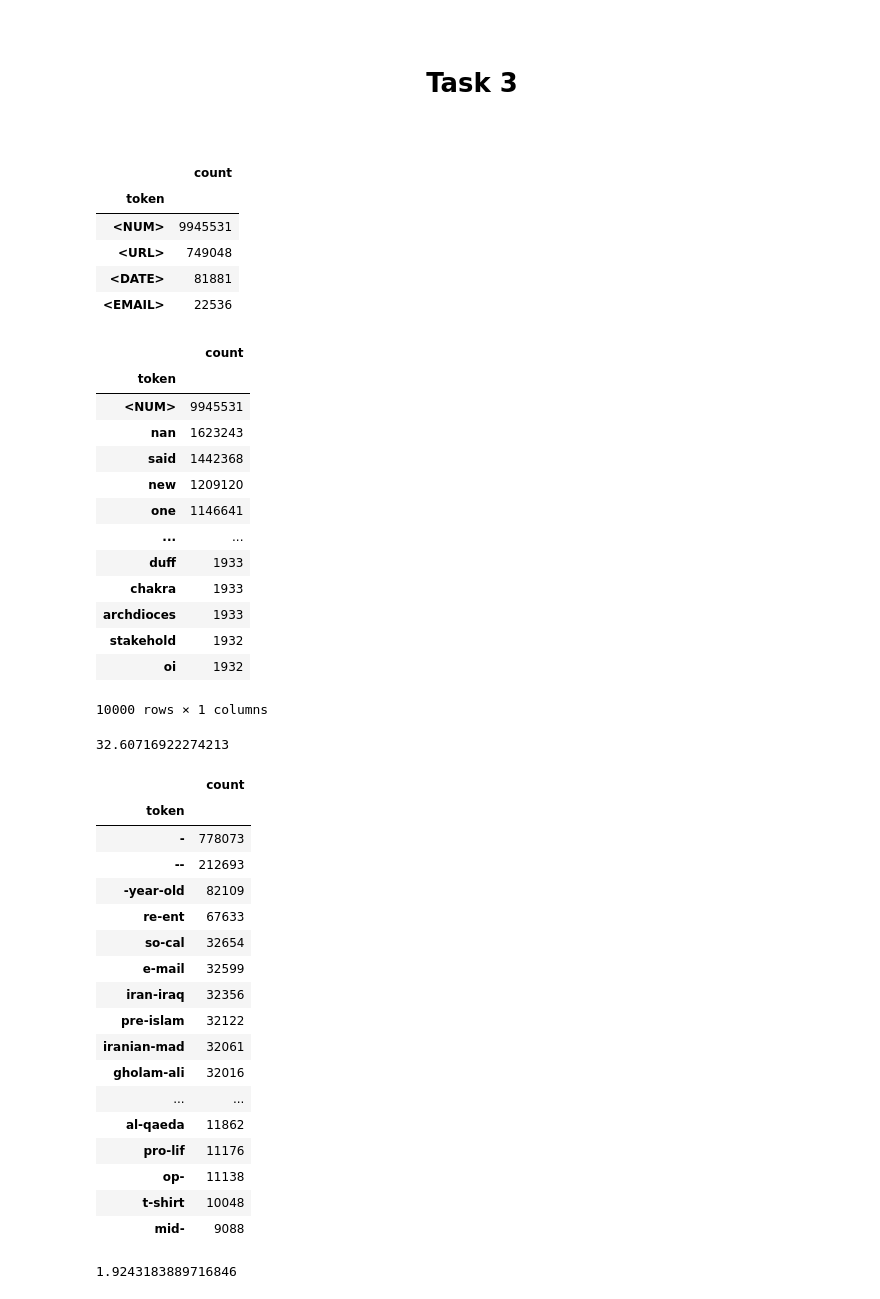
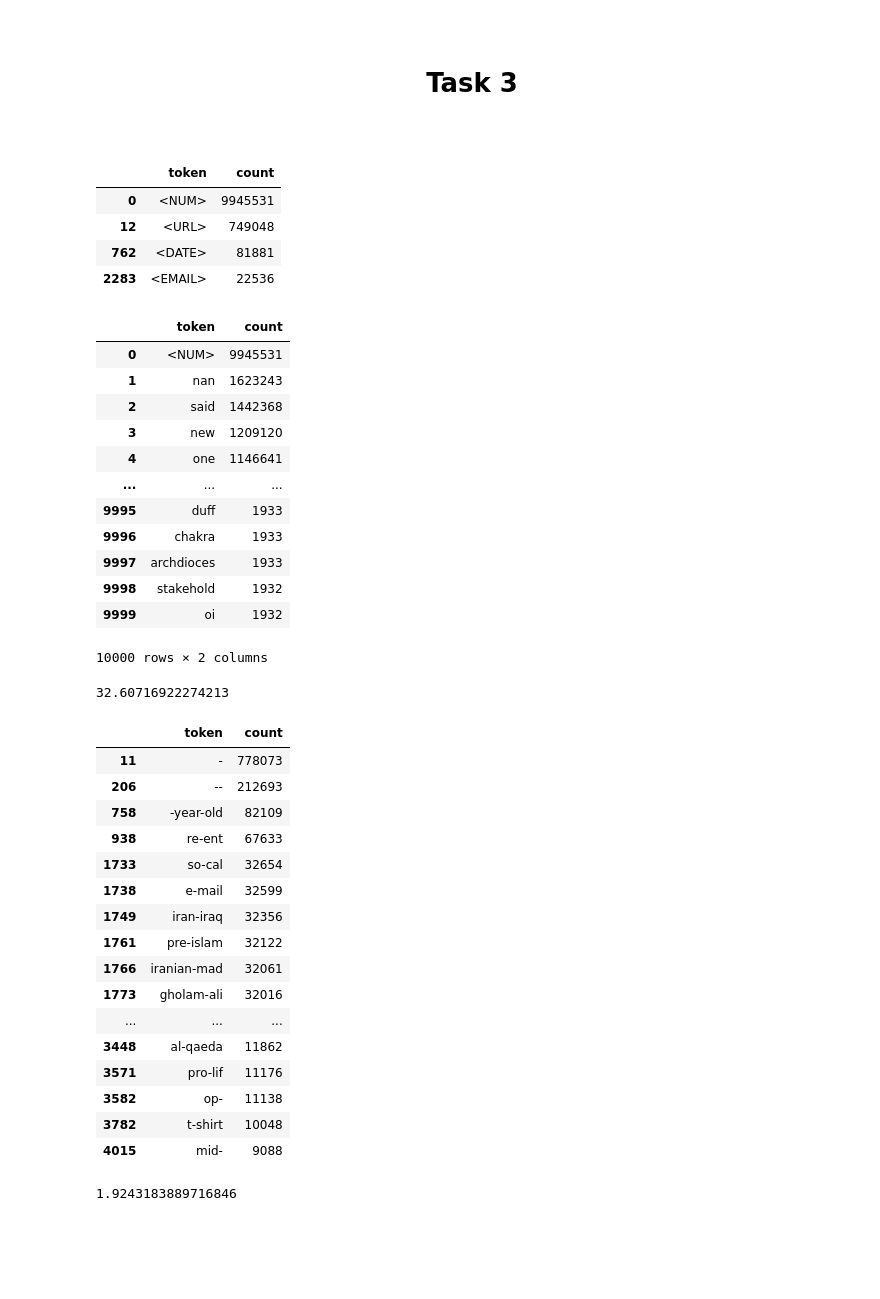
Before and after one commit to karlaugustnybo/Fake-News-Project, a Jupyter notebook: news/news_1_pl.ipynb, the cells around one changed output. Saved outputs shown, nothing was run; the diff lists cells and outputs as text; code cells hidden in the pictures; blank space fills up the shorter version.

```diff
--- a/news/news_1_pl.ipynb
+++ b/news/news_1_pl.ipynb
@@ -432,7 +432,7 @@ for idx,col in enumerate(natural_language_cols):
 
 vocab = {k:val for k,val in sorted(vocab.items(), key=lambda item: item[1], reverse=True)}
 vocab = pd.DataFrame({'token': list(vocab.keys()), 'count': list(vocab.values())}).set_index('token')
-vocab = vocab[vocab.reset_index()['token'].apply(lambda x: len(x) <= 30).values]
+vocab = vocab[vocab.reset_index()['token'].apply(lambda x: len(x) <= 30).values].reset_index()
 vocab.head(30)
 # %% [output]
 Cols: 5/5
@@ -471,32 +470,30 @@ vocab.reset_index().query('token == "trump"')
 <br><h1 style='text-align: center;'>Task 3</h1><br>
 # %%
 special_tokens = ['<URL>','<EMAIL>','<DATE>','<NUM>']
-vocab[vocab.reset_index()['token'].apply(lambda x: x in special_tokens).values]
+vocab[vocab['token'].apply(lambda x: x in special_tokens).values]
 # %% [output]
-|  | count |
-| token |  |
-| <NUM> | 9945531 |
-| <URL> | 749048 |
-| <DATE> | 81881 |
-| <EMAIL> | 22536 |
+|  | token | count |
+| 0 | <NUM> | 9945531 |
+| 12 | <URL> | 749048 |
+| 762 | <DATE> | 81881 |
+| 2283 | <EMAIL> | 22536 |
 # %%
 # size of vocabulary
 keep_vocab = vocab[:10000]
 keep_vocab
 # %% [output]
-|  | count |
-| token |  |
-| <NUM> | 9945531 |
-| nan | 1623243 |
-| said | 1442368 |
-| new | 1209120 |
-| one | 1146641 |
-| ... | ... |
-| duff | 1933 |
-| chakra | 1933 |
-| archdioces | 1933 |
-| stakehold | 1932 |
-| oi | 1932 |
+|  | token | count |
+| 0 | <NUM> | 9945531 |
+| 1 | nan | 1623243 |
+| 2 | said | 1442368 |
+| 3 | new | 1209120 |
+| 4 | one | 1146641 |
+| ... | ... | ... |
+| 9995 | duff | 1933 |
+| 9996 | chakra | 1933 |
+| 9997 | archdioces | 1933 |
+| 9998 | stakehold | 1932 |
+| 9999 | oi | 1932 |
-10000 rows × 1 columns
+10000 rows × 2 columns
 # %%
 # words containing dashes
@@ -504,24 +501,23 @@ float(vocab.reset_index()['token'].apply(lambda x : '-' in x).sum() / vocab.shap
 # %% [output]
 32.60716922274213
 # %%
-vocab[vocab.reset_index()['token'].apply(lambda x : '-' in x).values].head(30)
+vocab[vocab['token'].apply(lambda x : '-' in x).values].head(30)
 # %% [output]
-|  | count |
-| token |  |
-| - | 778073 |
-| -- | 212693 |
-| -year-old | 82109 |
-| re-ent | 67633 |
-| so-cal | 32654 |
-| e-mail | 32599 |
-| iran-iraq | 32356 |
-| pre-islam | 32122 |
-| iranian-mad | 32061 |
-| gholam-ali | 32016 |
-| ... | ... |
-| al-qaeda | 11862 |
-| pro-lif | 11176 |
-| op- | 11138 |
-| t-shirt | 10048 |
-| mid- | 9088 |
+|  | token | count |
+| 11 | - | 778073 |
+| 206 | -- | 212693 |
+| 758 | -year-old | 82109 |
+| 938 | re-ent | 67633 |
+| 1733 | so-cal | 32654 |
+| 1738 | e-mail | 32599 |
+| 1749 | iran-iraq | 32356 |
+| 1761 | pre-islam | 32122 |
+| 1766 | iranian-mad | 32061 |
+| 1773 | gholam-ali | 32016 |
+| ... | ... | ... |
+| 3448 | al-qaeda | 11862 |
+| 3571 | pro-lif | 11176 |
+| 3582 | op- | 11138 |
+| 3782 | t-shirt | 10048 |
+| 4015 | mid- | 9088 |
 # %%
```
Also changed, not shown: parts of 8 cells of this notebook.
